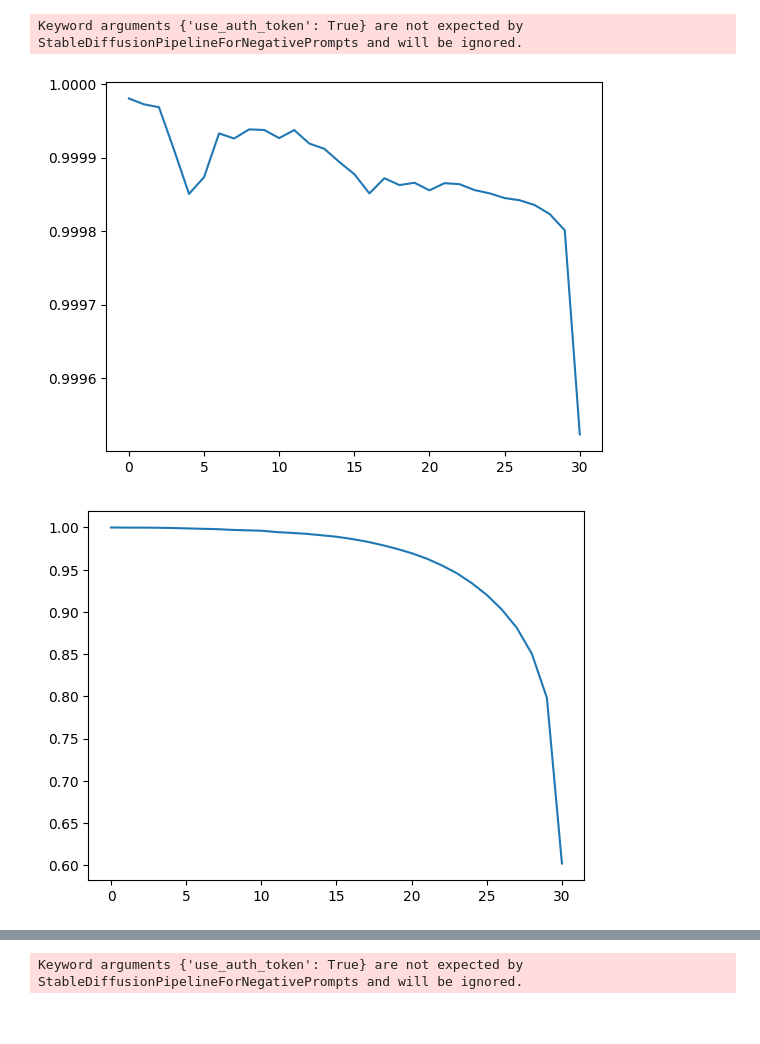
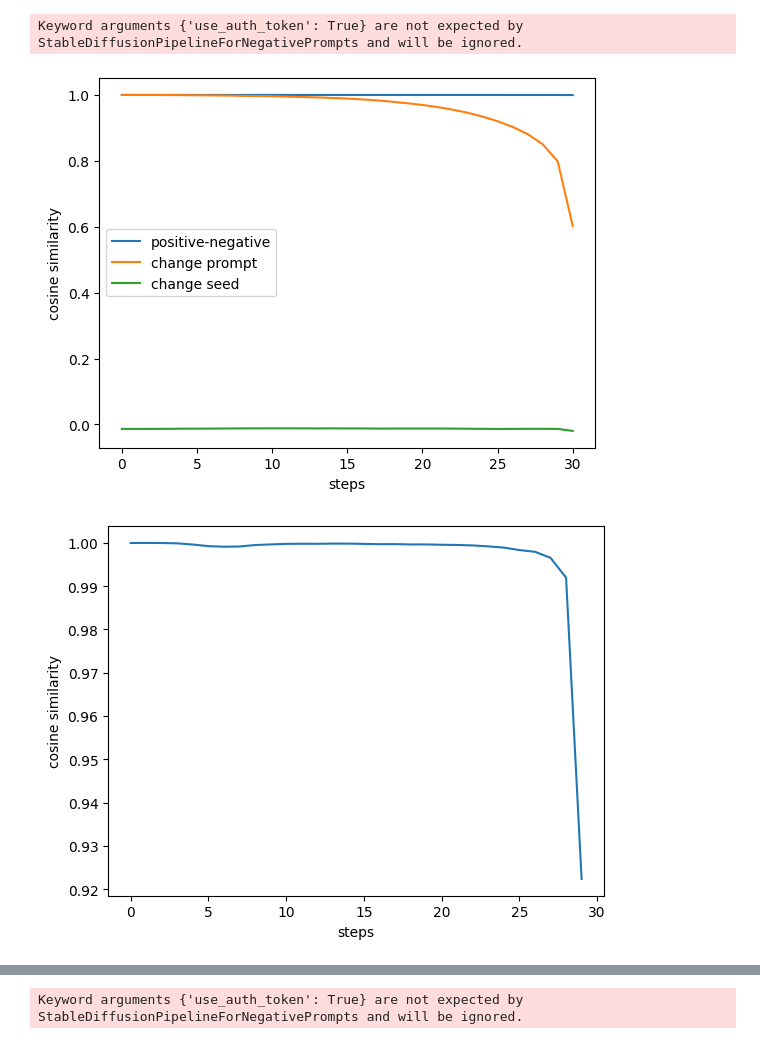
Before and after one commit to banyuanhao/daam, a Jupyter notebook: wrapupdata/how_alignment.ipynb, the cells around one changed output, grey strips where cells are left out. Saved outputs shown, nothing was run; the diff lists cells and outputs as text; code cells hidden in the pictures.

```diff
--- a/wrapupdata/how_alignment.ipynb
+++ b/wrapupdata/how_alignment.ipynb
@@ -52,7 +52,7 @@ with torch.cuda.amp.autocast(dtype=torch.float16), torch.no_grad():
         cos_sims.append(cos_sim.item())
         # plot cos_sim and save image
     plt.plot(cos_sims)
-    plt.show()
+    #plt.show()
     cos_sims = []
     for i in range(steps+1):
         positive_noise = negative_noises_1_1[i] # * negative_maps[i]
@@ -66,39 +66,47 @@ with torch.cuda.amp.autocast(dtype=torch.float16), torch.no_grad():
         cos_sims.append(cos_sim.item())
         # plot cos_sim and save image
     plt.plot(cos_sims)
-    plt.show()
+    #plt.show()
     cos_sims = []
     for i in range(steps+1):
         positive_noise = negative_noises_1_1[i] # * negative_maps[i]
 
         negative_noise = negative_noises_1_2[i] # * negative_maps[i]
 
         # compute cos similarity
         positive_noise = positive_noise.view(4 * 64 * 64)
         negative_noise = negative_noise.view(4 * 64 * 64)
         cos_sim = F.cosine_similarity(positive_noise, negative_noise, dim=0)
         cos_sims.append(cos_sim.item())
         # plot cos_sim and save image
     plt.plot(cos_sims)
+    plt.xlabel('steps')
+    plt.ylabel('cosine similarity')
+    plt.legend(['positive-negative', 'change prompt', 'change seed'], loc='center left')
+    # plt.show()
+    plt.savefig('how/align.png')
     plt.show()
-
     # plt.xlabel('steps')
     # plt.ylabel('cosine similarity')
-    # plt.legend(['1_1', '2_1', '1_2'])
+
 
     cos_sims = []
     for i in range(steps):
         positive_noise = positive_noises_1_1[i] # * negative_maps[i]
         negative_noise = positive_noises_1_1[i+1] # * negative_maps[i]
 
         # compute cos similarity
         positive_noise = positive_noise.view(4 * 64 * 64)
         negative_noise = negative_noise.view(4 * 64 * 64)
         cos_sim = F.cosine_similarity(positive_noise, negative_noise, dim=0)
         cos_sims.append(cos_sim.item())
     plt.plot(cos_sims)
+    plt.xlabel('steps')
+    plt.ylabel('cosine similarity')
+
+    plt.savefig('how/align_time.png')
     plt.show()
 # %% [output]
 Keyword arguments {'use_auth_token': True} are not expected by StableDiffusionPipelineForNegativePrompts and will be ignored.
-[figure, old version]
+[figure, new version]
-[figure, old version]
+[figure, new version]
```
Also changed, not shown: parts of 1 cell of this notebook, 4 other files.
